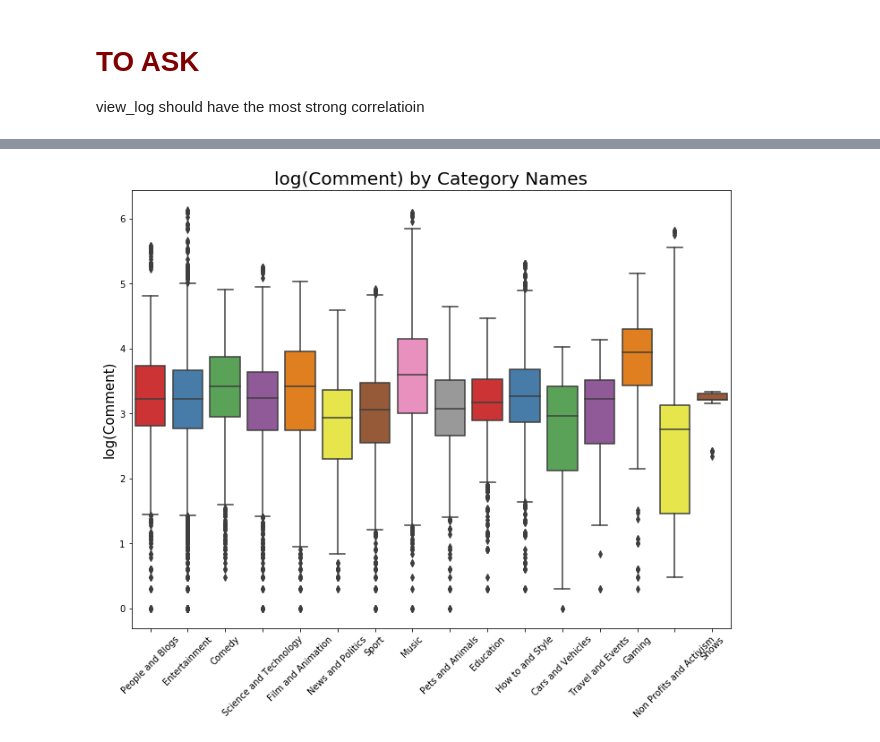
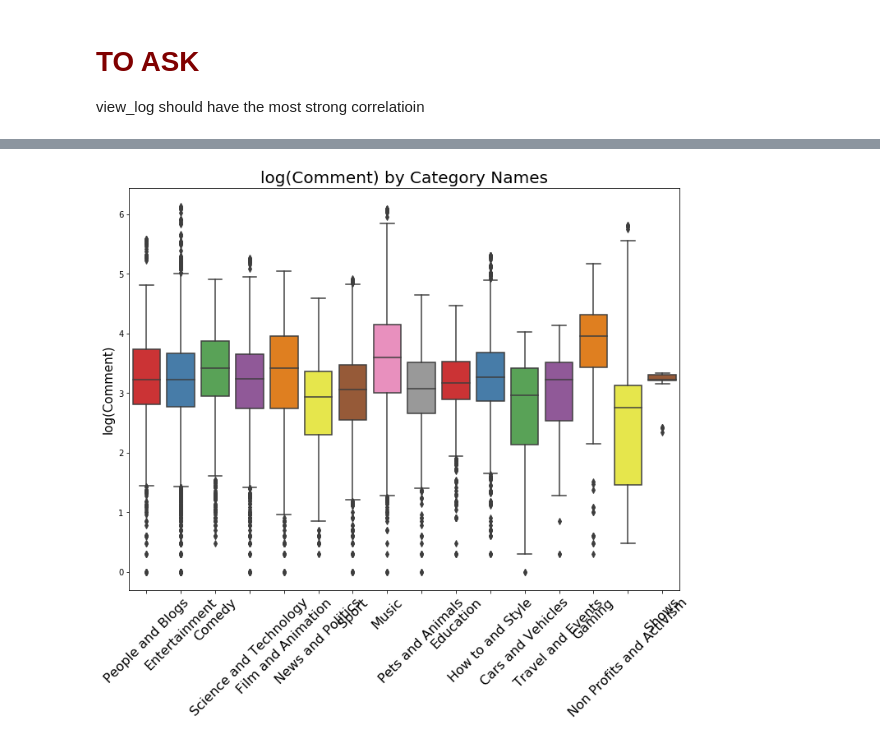
Before and after one commit to tongxinw/YouTube_video_analysis, a Jupyter notebook: process.ipynb, the cells around one changed output, grey strips where cells are left out. Cells and saved outputs as stored; diff of their text form; code cells hidden in the pictures.

```diff
--- a/process.ipynb
+++ b/process.ipynb
@@ -96,8 +96,8 @@ df['like_rate'] =  df['likes'] / df['views'] * 100
 df['dislike_rate'] =  df['dislikes']/df['views'] * 100
 df['comment_log'] =  np.log10(df['comment_count'])
 df['view_log'] = np.log10(df['views'])
-df['like_log'] = np.log10(df['likes'])
-df['dislike_log'] = np.log10(df['dislikes'])
+# df['like_log'] = np.log10(df['likes'])
+# df['dislike_log'] = np.log10(df['dislikes'])
 df['interaction_rate'] = (df['likes'] + df['dislikes'] + df['comment_count'])/df['views'] * 100
 # %%
 df.columns
@@ -277,15 +276,15 @@ plt.show()
 # %%
 plt.figure(figsize = (12,9))
 
 g2 = sns.boxplot(x='category_name', y='comment_log', data=df, palette="Set1")
-g2.set_xticklabels(g2.get_xticklabels(),rotation=45)
+g2.set_xticklabels(g2.get_xticklabels(),rotation=, fontsize = 16)
 g2.set_title("log(Comment) by Category Names", fontsize=20)
 g2.set_xlabel("", fontsize=15)
 g2.set_ylabel("log(Comment)", fontsize=15)
 plt.savefig('figures/log_comment_category.png',dpi=300, bbox_inches = 'tight')
 plt.show()
 # %% [output]
-[figure, old version]
+[figure, new version]
 # %%
 action = df.sort_values('interaction_rate',ascending=False)
 action_df = pd.DataFrame(data = action)
```
Also changed, not shown: parts of 7 cells of this notebook, 4 other files.
